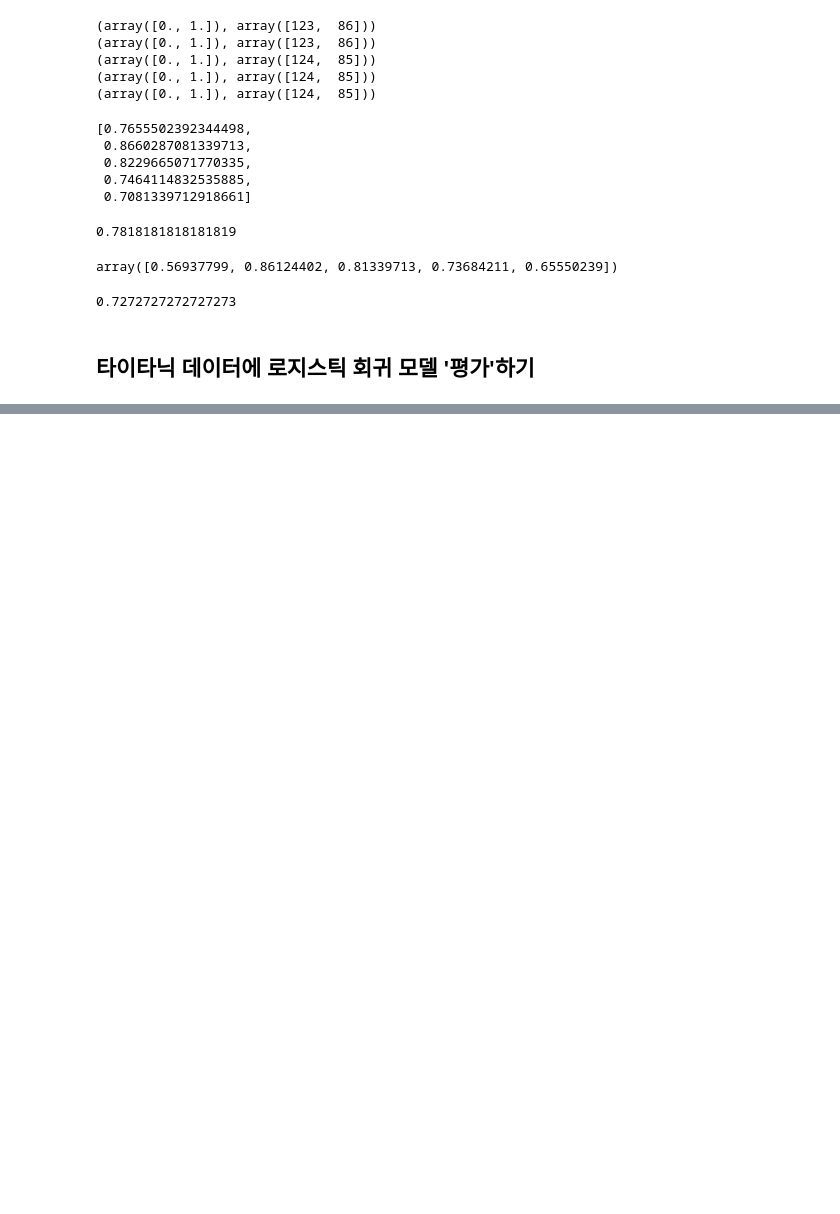
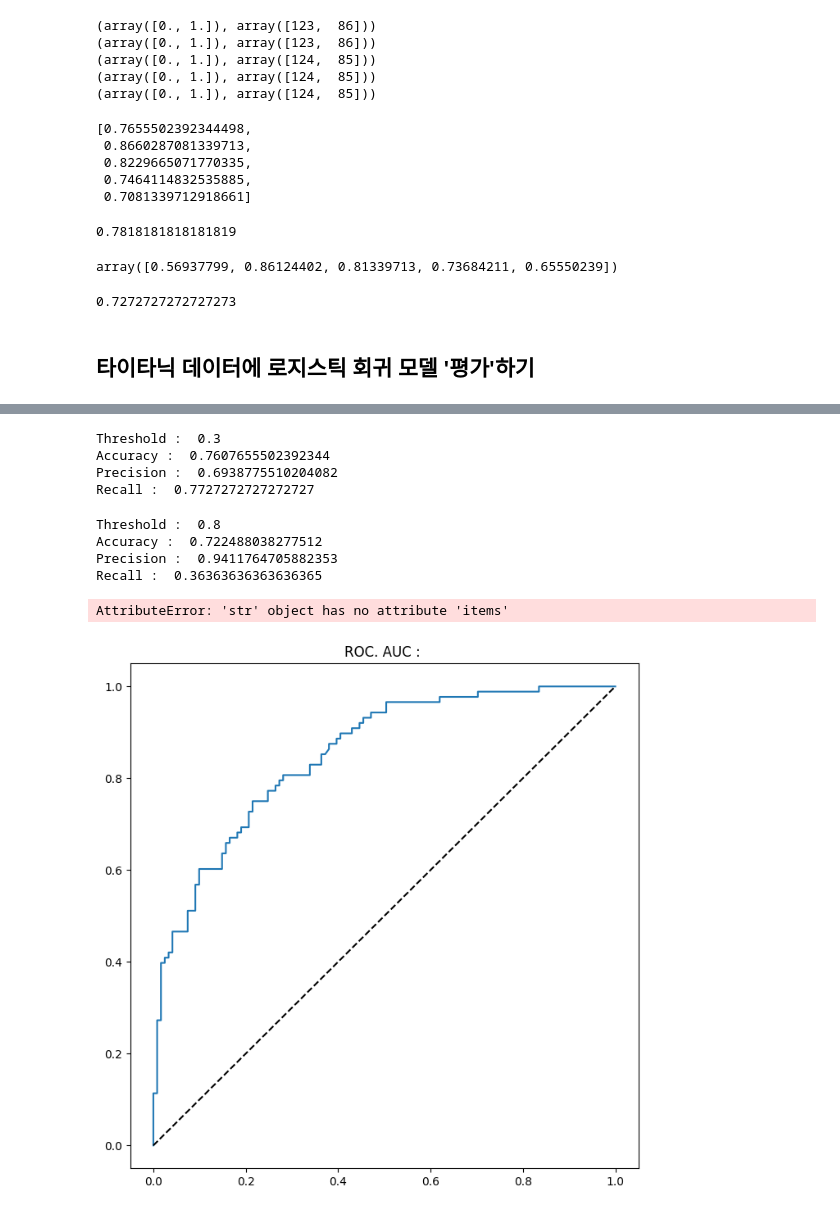
Before and after one commit to HongYehee/machine-learning-practice, a Jupyter notebook: week10/verification_evaluation.ipynb, the cells around one changed output, grey strips where cells are left out. Drawn from its saved outputs; the diff is of its cells as text; code cells hidden in the pictures; blank space fills up the shorter version.

```diff
--- a/week10/verification_evaluation.ipynb
+++ b/week10/verification_evaluation.ipynb
@@ -177,3 +177,21 @@ np.mean(scores)
 0.7272727272727273
 # %% [markdown]
 ## 타이타닉 데이터에 로지스틱 회귀 모델 '평가'하기
+# %%
+# Standard Scaler 적용했던 부분부터 이어서 실행
+from sklearn.preprocessing import StandardScaler
+from sklearn.model_selection import train_test_split
+
+SS = StandardScaler()
+SS.fit(X)
+
+X_ss = SS.transform(X)
+
+X_train, X_test, y_train, y_test = \
+train_test_split(X_ss, y, test_size=0.2, random_state=13)
+# %%
+# Logistic Regression 학습
+from sklearn.linear_model import LogisticRegression
+
+log_reg = LogisticRegression(random_state=13, solver='liblinear')
+log_reg.fit(X_train, y_train)
@@ -179,0 +232,53 @@ np.mean(scores)
+# %%
+# Threshold = 0.3 예측
+custom_threshold = 0.3
+
+pred_proba = log_reg.predict_proba(X_test)
+pred_proba_1 = pred_proba[:, 1].reshape(-1, 1)
+binarizer = Binarizer(threshold = custom_threshold).fit(pred_proba_1)
+custom_predict = binarizer.transform(pred_proba_1)
+
+print('Threshold : ', custom_threshold)
+print('Accuracy : ', accuracy_score(y_test, custom_predict))
+print('Precision : ', precision_score(y_test, custom_predict))
+print('Recall : ', recall_score(y_test, custom_predict))
+# %% [output]
+Threshold :  0.3
+Accuracy :  0.7607655502392344
+Precision :  0.6938775510204082
+Recall :  0.7727272727272727
+# %%
+# Threshold = 0.8 예측
+custom_threshold = 0.8
+
+pred_proba = log_reg.predict_proba(X_test)
+pred_proba_1 = pred_proba[:, 1].reshape(-1, 1)
+binarizer = Binarizer(threshold = custom_threshold).fit(pred_proba_1)
+custom_predict = binarizer.transform(pred_proba_1)
+
+print('Threshold : ', custom_threshold)
+print('Accuracy : ', accuracy_score(y_test, custom_predict))
+print('Precision : ', precision_score(y_test, custom_predict))
+print('Recall : ', recall_score(y_test, custom_predict))
+# %% [output]
+Threshold :  0.8
+Accuracy :  0.722488038277512
+Precision :  0.9411764705882353
+Recall :  0.36363636363636365
+# %%
+# ROC Curve
+from sklearn.metrics import roc_curve, roc_auc_score
+import matplotlib.pyplot as plt
+
+pred_proba_1 = log_reg.predict_proba(X_test)[:, 1]
+fall_out, recall, thresholds = roc_curve(y_test, pred_proba_1)
+
+plt.figure(figsize=(8,8))
+plt.plot(fall_out, recall, label='LogisticRegression')
+plt.plot([0, 1], [0, 1], 'k--', label='random guess')
+plt.title("ROC. AUC : ", str(roc_auc_score(y_test, pred_proba_1)))
+plt.legend()
+plt.show()
+# %% [output]
+AttributeError: 'str' object has no attribute 'items'
+[figure, added]
```
Also changed, not shown: parts of 5 cells of this notebook.
